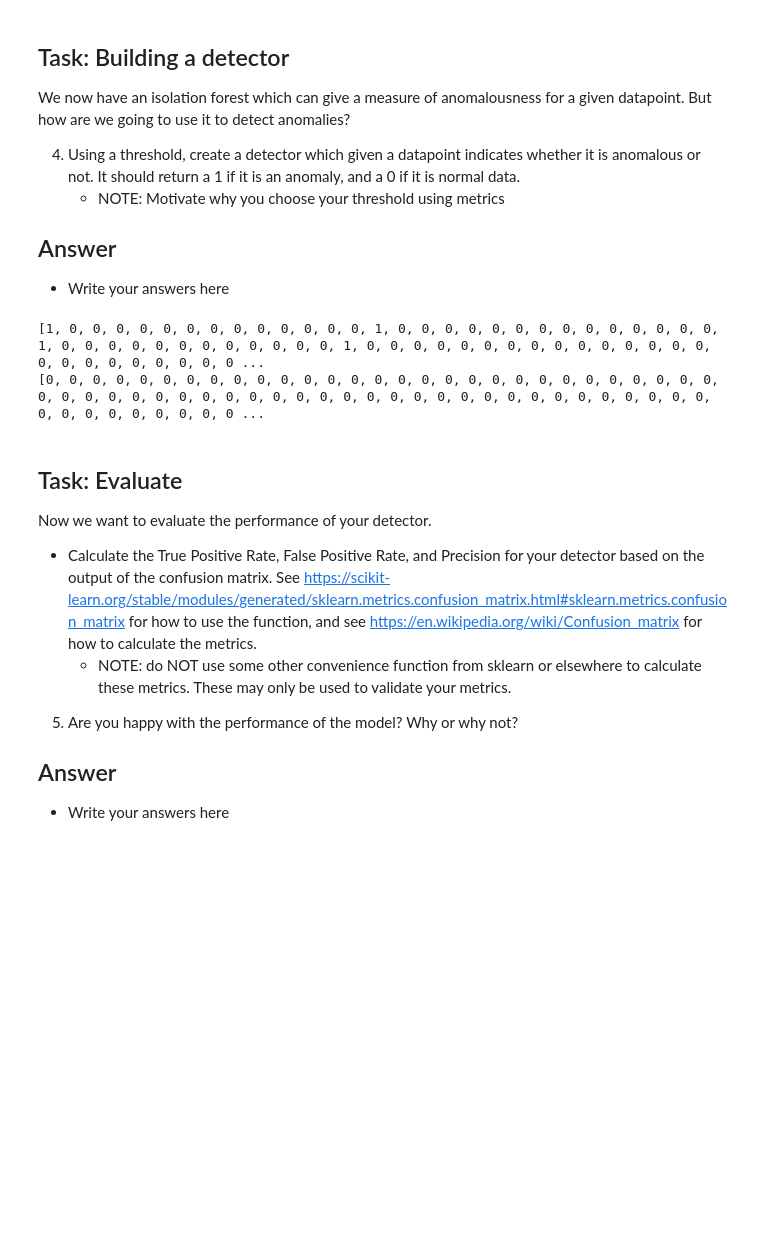
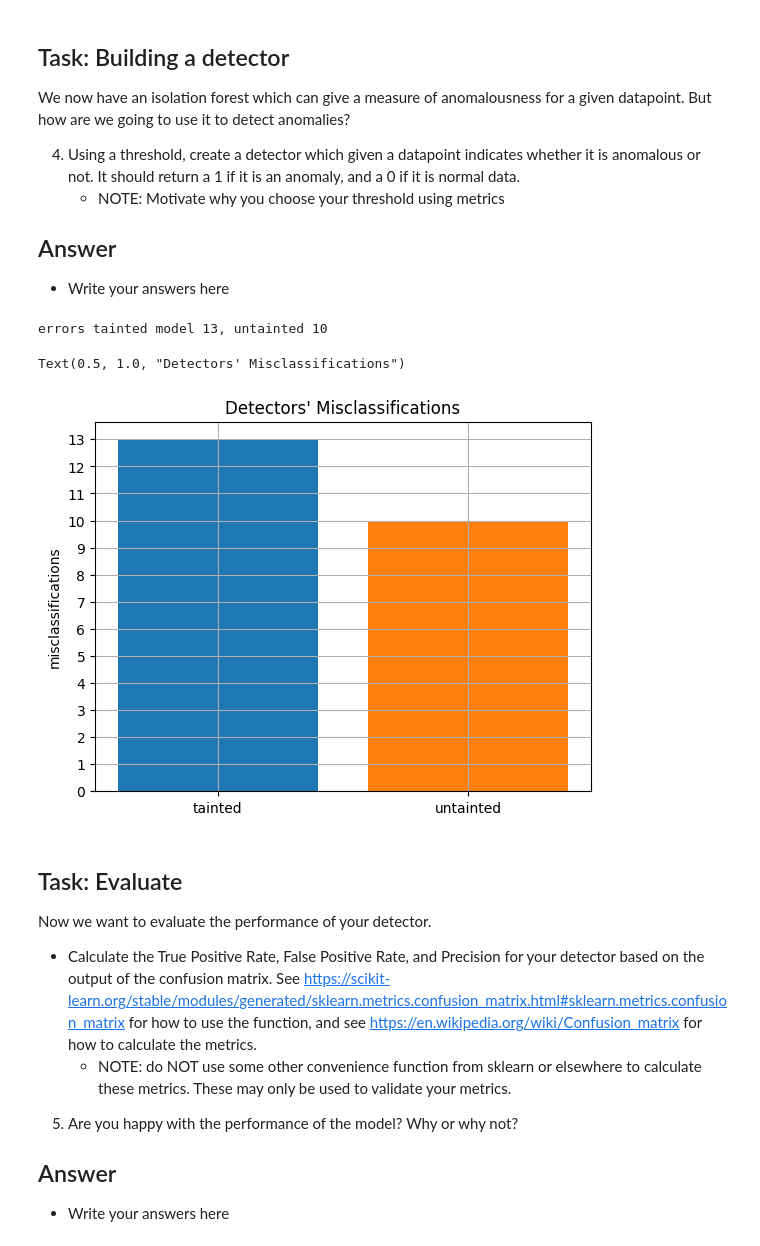
Before and after one commit to filippocasari/AS1SecML, a Jupyter notebook: AS1SecurityML.ipynb, the cells around one changed output. Drawn from its saved outputs; the diff is of its cells as text; code cells hidden in the pictures; blank space fills up the shorter version.

```diff
--- a/AS1SecurityML.ipynb
+++ b/AS1SecurityML.ipynb
@@ -294,25 +294,36 @@ We now have an isolation forest which can give a measure of anomalousness for a
 # %%
 def detect(datapoint, threshold, iforest):
     """
     Returns 1 if the given datapoint is an anomaly, 0 otherwise.
     """
 
     if(Score(iforest, datapoint) >= threshold):
         return 1
     else:
         return 0
 
 detected_anomalies_tainted=[]
 detected_anomalies_untainted=[]
 for data_point in testdata:
 
     detected_anomalies_tainted.append(detect(data_point, best_threshold, forest_tainted))
     detected_anomalies_untainted.append(detect(data_point, best_threshold, forest_untainted))
-print(detected_anomalies_tainted)
-print(detected_anomalies_untainted)
+#print(detected_anomalies_tainted)
+#print(detected_anomalies_untainted)
+check_tainted, check_untainted = np.array(detected_anomalies_tainted-y_true), np.array(detected_anomalies_untainted-y_true)
+misclass_tainted = np.count_nonzero((check_tainted==-1) | (check_tainted==1))
+misclass_untainted = np.count_nonzero((check_untainted==-1) | (check_untainted==1))
+plt.bar("tainted", misclass_tainted)
+plt.ylabel("misclassifications")
+print(f"errors tainted model {misclass_tainted}, untainted {misclass_untainted}" )
+plt.bar("untainted", misclass_untainted)
+plt.yticks(list(range(max(misclass_tainted, misclass_untainted)+1)))
+plt.grid()
+plt.title("Detectors' Misclassifications")
 # %% [output]
-[1, 0, 0, 0, 0, 0, 0, 0, 0, 0, 0, 0, 0, 0, 1, 0, 0, 0, 0, 0, 0, 0, 0, 0, 0, 0, 0, 0, 0, 1, 0, 0, 0, 0, 0, 0, 0, 0, 0, 0, 0, 0, 1, 0, 0, 0, 0, 0, 0, 0, 0, 0, 0, 0, 0, 0, 0, 0, 0, 0, 0, 0, 0, 0, 0, 0, 0 ...
-[0, 0, 0, 0, 0, 0, 0, 0, 0, 0, 0, 0, 0, 0, 0, 0, 0, 0, 0, 0, 0, 0, 0, 0, 0, 0, 0, 0, 0, 0, 0, 0, 0, 0, 0, 0, 0, 0, 0, 0, 0, 0, 0, 0, 0, 0, 0, 0, 0, 0, 0, 0, 0, 0, 0, 0, 0, 0, 0, 0, 0, 0, 0, 0, 0, 0, 0 ...
+errors tainted model 13, untainted 10
+Text(0.5, 1.0, "Detectors' Misclassifications")
+[figure, added]
 # %% [markdown]
 ## Task: Evaluate
 Now we want to evaluate the performance of your detector.
```
Also changed, not shown: parts of 1 cell of this notebook.
